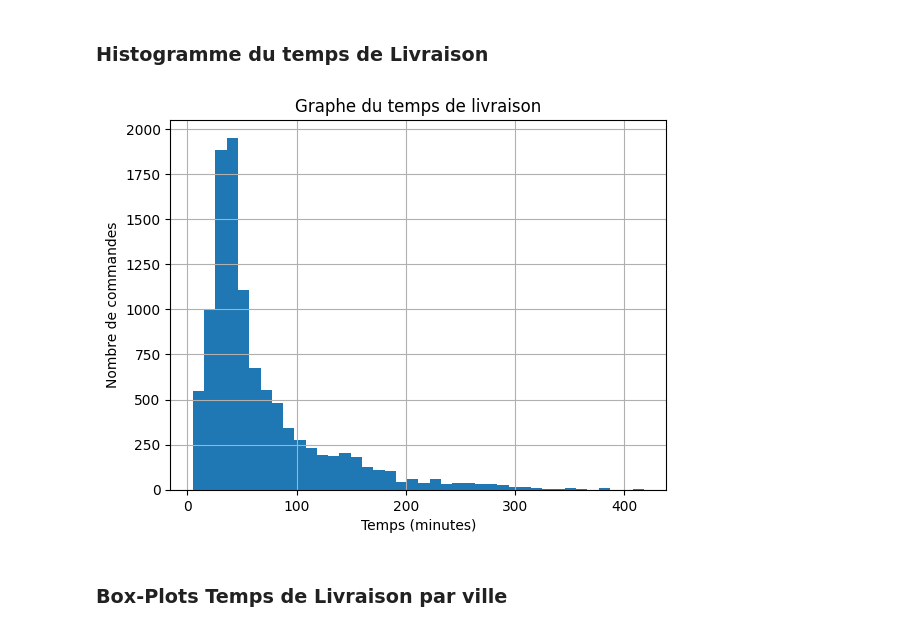
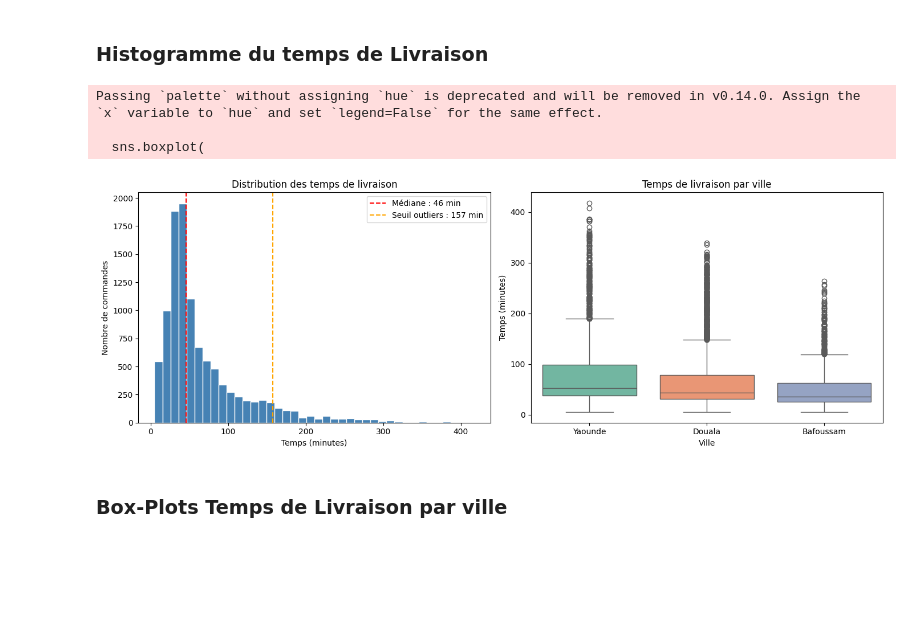
Before and after one commit to Dovicbg40/Projet_1-NexaCommerce, a Jupyter notebook: Notebook/Semaine_3_Analyse.ipynb, the cells around one changed output. Saved outputs shown, nothing was run; the diff lists cells and outputs as text; code cells hidden in the pictures; blank space fills up the shorter version.

```diff
--- a/Notebook/Semaine_3_Analyse.ipynb
+++ b/Notebook/Semaine_3_Analyse.ipynb
@@ -3,14 +3,14 @@
 ### Médiane, Moyenne, Ecart-type, Quartile
 # %%
 import sys
-sys.path.append(r"C:\Users\pc\Documents\DATA-IA\Projet_1\NexaCommerce_data\src\nexacommerce_data")
+sys.path.append(r"C:\Users\GLC\OneDrive\Documents\DATA-IA\Projet1_Nexacom\src\projet1_nexacom")
 
 
 import pandas as pd
 from data_loader import load_csv
 from unidecode import unidecode ### Pour que yaounde et yaoundé soit pareils
 
-df_orders = pd.DataFrame(load_csv(r"C:\Users\pc\Documents\DATA-IA\Projet_1\NexaCommerce_data\data\orders.csv"))### Charger les fichiers csv
+df_orders = pd.DataFrame(load_csv(r"C:\Users\GLC\OneDrive\Documents\DATA-IA\Projet1_Nexacom\data\orders.csv"))### Charger les fichiers csv
 df_orders["delivery_time_min"] = pd.to_numeric(df_orders["delivery_time_min"], errors="coerce")
 
 ### Pour que l'algo prenne en compte les espaces et les majuscules
@@ -62,14 +62,53 @@ df_orders.groupby("city")["delivery_time_min"].agg(
 ### Histogramme du temps de Livraison
 # %%
 import matplotlib.pyplot as plt
+import seaborn as sns
 
-df_orders["delivery_time_min"].hist(bins=40)
-plt.title("Graphe du temps de livraison")
-plt.xlabel("Temps (minutes)")
-plt.ylabel("Nombre de commandes")
+fig, axes = plt.subplots(1, 2, figsize=(14, 5))
+
+# Histogramme
+axes[0].hist(
+    df_orders["delivery_time_min"].dropna(),
+    bins=40,
+    color="steelblue",
+    edgecolor="white"
+)
+axes[0].axvline(
+    df_orders["delivery_time_min"].median(),
+    color="red",
+    linestyle="--",
+    label=f"Médiane : {df_orders['delivery_time_min'].median():.0f} min"
+)
+axes[0].axvline(
+    157.625,
+    color="orange",
+    linestyle="--",
+    label="Seuil outliers : 157 min"
+)
+axes[0].set_title("Distribution des temps de livraison")
+axes[0].set_xlabel("Temps (minutes)")
+axes[0].set_ylabel("Nombre de commandes")
+axes[0].legend()
+
+# Boxplot par ville
+sns.boxplot(
+    data=df_orders,
+    x="city",
+    y="delivery_time_min",
+    palette="Set2",
+    ax=axes[1]
+)
+axes[1].set_title("Temps de livraison par ville")
+axes[1].set_xlabel("Ville")
+axes[1].set_ylabel("Temps (minutes)")
+
+plt.tight_layout()
 plt.show()
 # %% [output]
+Passing `palette` without assigning `hue` is deprecated and will be removed in v0.14.0. Assign the `x` variable to `hue` and set `legend=False` for the same effect.
+
+  sns.boxplot(
-[figure, old version]
+[figure, new version]
 # %% [markdown]
 ### Box-Plots Temps de Livraison par ville
 # %%
```
Also changed, not shown: 4 other files.
